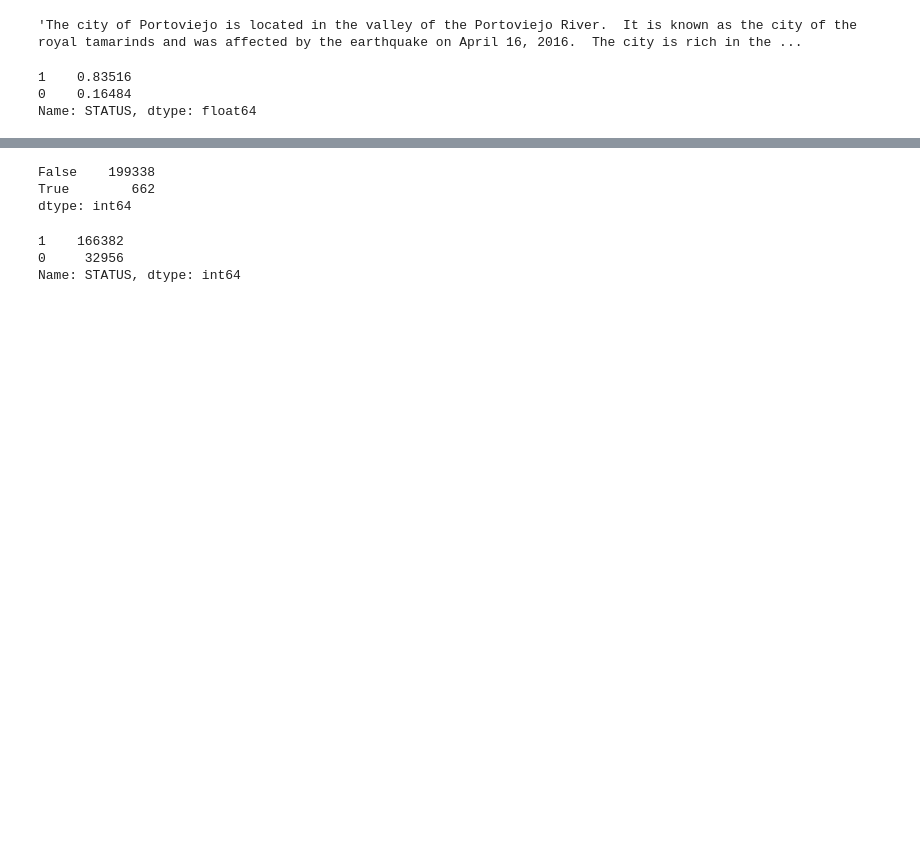
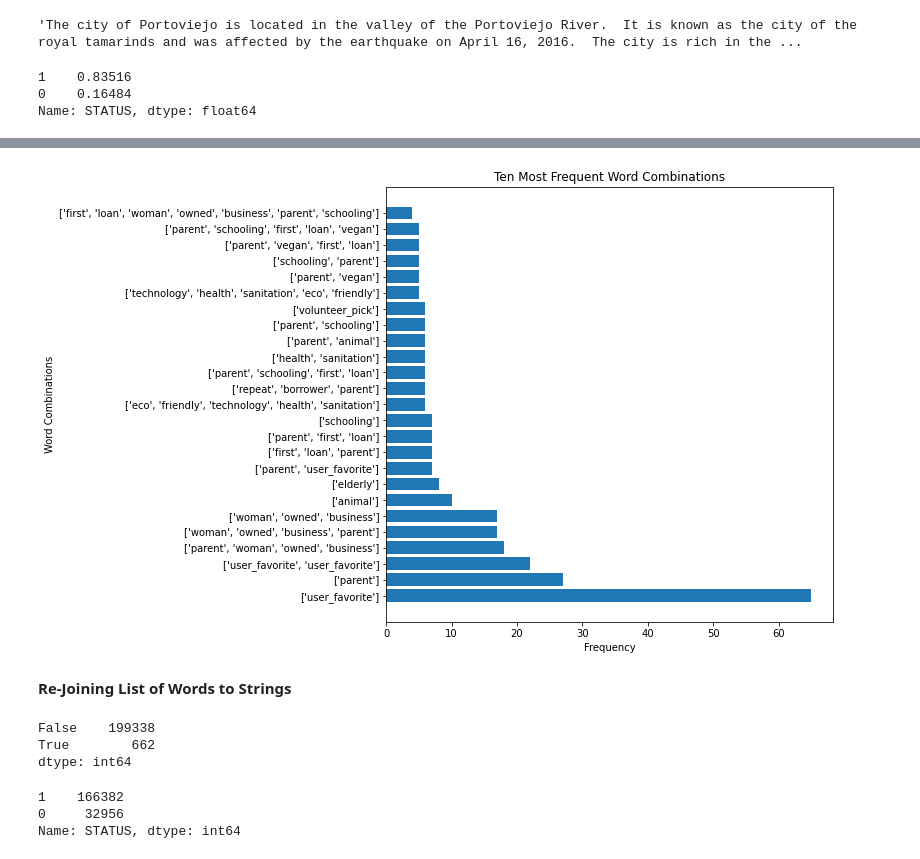
Before and after one commit to rzi11211/kiva-max-approver, a Jupyter notebook: ps_nlp_tf-idf.ipynb, the cells around one changed output, grey strips where cells are left out. Cells and saved outputs as stored; diff of their text form; code cells hidden in the pictures; blank space fills up the shorter version.

```diff
--- a/ps_nlp_tf-idf.ipynb
+++ b/ps_nlp_tf-idf.ipynb
@@ -142,0 +166,4 @@ kiva_sample.to_csv('../kiva_sample_preprocessed.csv', index=False)
+# %%
+# found 232 empty rows
+empty = pre_kiva[pre_kiva['all_text'] == '[]']
+empty['STATUS'].value_counts()
@@ -142,0 +174,7 @@ kiva_sample.to_csv('../kiva_sample_preprocessed.csv', index=False)
+# %%
+# dropping empty rows
+pre_kiva.drop(empty.index, inplace=True)
+# %%
+# frequency of the 10 most common words
+freq_top10 = FreqDist(pre_kiva['all_text']).most_common(25)
+freq_top10
@@ -142,0 +199,12 @@ kiva_sample.to_csv('../kiva_sample_preprocessed.csv', index=False)
+# %%
+words = [i[0] for i in freq_top10]
+count = [i[1] for i in freq_top10]
+# %%
+# plotting 10 most frequent word combinations
+plt.figure(figsize=(8,8))
+plt.title('Ten Most Frequent Word Combinations');
+plt.barh(y=words, width=count);
+plt.ylabel('Word Combinations');
+plt.xlabel('Frequency');
+# %% [output]
+[figure, added]
@@ -143,3 +214,5 @@ kiva_sample.to_csv('../kiva_sample_preprocessed.csv', index=False)
+# %% [markdown]
+**Re-Joining List of Words to Strings**
 # %%
 # rejoining list of words in each row
 kiva_sample['all_text'] = [' '.join(row) for row in kiva_sample['all_text']]
```
Also changed, not shown: parts of 6 cells of this notebook.
